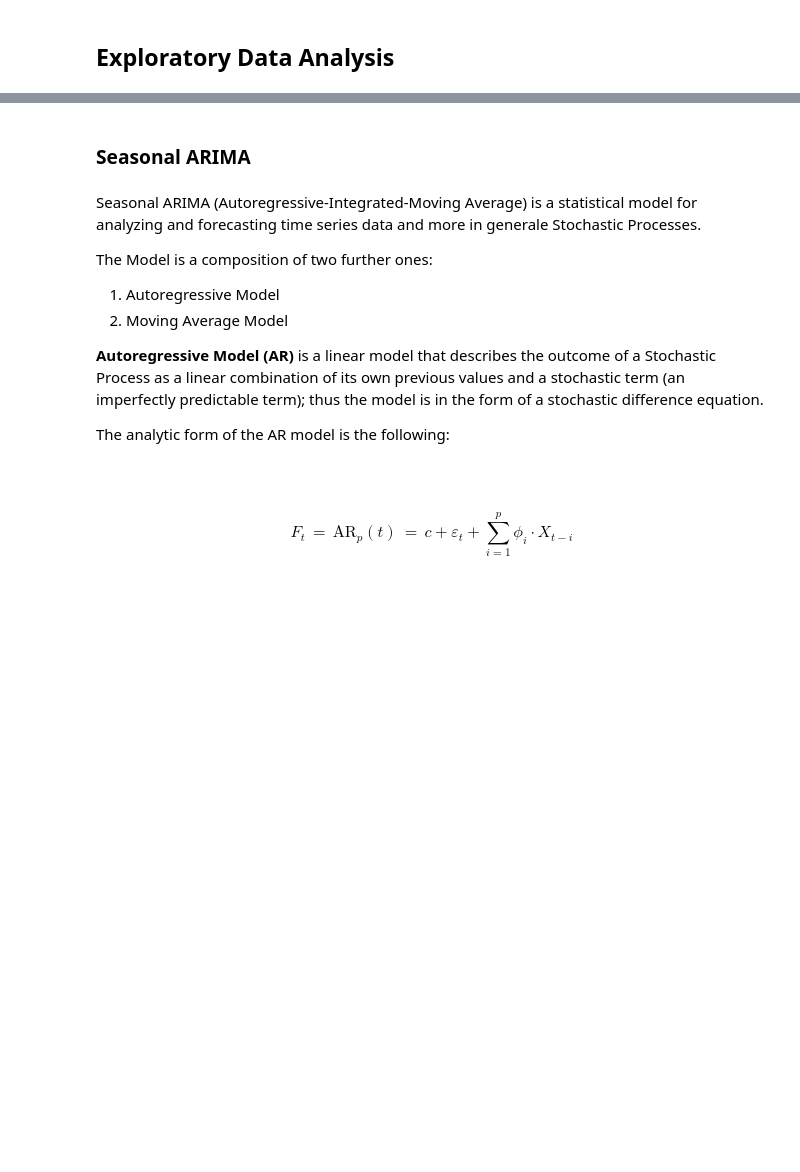
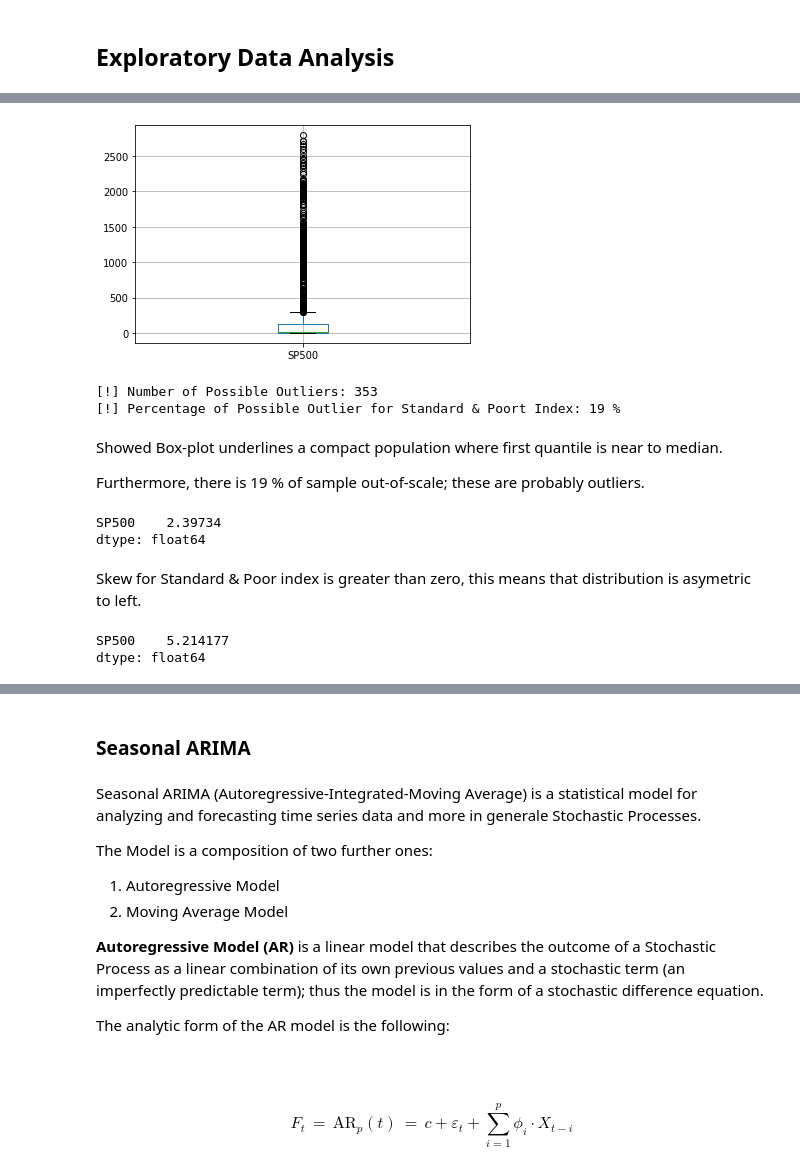
Before and after one commit to rscdev7/stock_advisor, a Jupyter notebook: code/notebooks/stock_advisor/Stock Advisor.ipynb, the cells around one changed output, grey strips where cells are left out. Drawn from its saved outputs; the diff is of its cells as text; code cells hidden in the pictures; blank space fills up the shorter version.

```diff
--- a/code/notebooks/stock_advisor/Stock Advisor.ipynb
+++ b/code/notebooks/stock_advisor/Stock Advisor.ipynb
@@ -177,0 +259,39 @@ Features of analyzed dataset is listed below:
+# %%
+#Box-Plot SP500
+sp_df[['SP500']].boxplot()
+plt.show()
+# %% [output]
+[figure, added]
+# %%
+Detection#Box-Plot Analysis without possible outliers
+sp_df_data                  = sp_df['SP500']
+q1,_,q3                     = sp_df_data.quantile([1/4,2/4,3/4])
+outlier_thr:float           = q3+1.5*(q3-q1)
+
+n_possible_outlier:int      = len( sp_df_data[ sp_df_data > outlier_thr  ] )
+print("[!] Number of Possible Outliers: {}".format(n_possible_outlier))
+total_size:int              = len(sp_df)
+perc_possible_outlier:int   = int(n_possible_outlier/total_size*100)
+
+print("[!] Percentage of Possible Outlier for Standard & Poort Index: {} %".format(perc_possible_outlier))
+# %% [output]
+[!] Number of Possible Outliers: 353
+[!] Percentage of Possible Outlier for Standard & Poort Index: 19 %
+# %% [markdown]
+Showed Box-plot underlines a compact population where first quantile is near to median.
+
+Furthermore, there is 19 % of sample out-of-scale; these are probably outliers.
+# %%
+#Skewness
+sp_df.skew()
+# %% [output]
+SP500    2.39734
+dtype: float64
+# %% [markdown]
+Skew for Standard & Poor index is greater than zero, this means that distribution is asymetric to left.
+# %%
+#Kurtosi
+sp_df.kurtosis()
+# %% [output]
+SP500    5.214177
+dtype: float64
```
Also changed, not shown: parts of 83 cells of this notebook, 2 other files.
